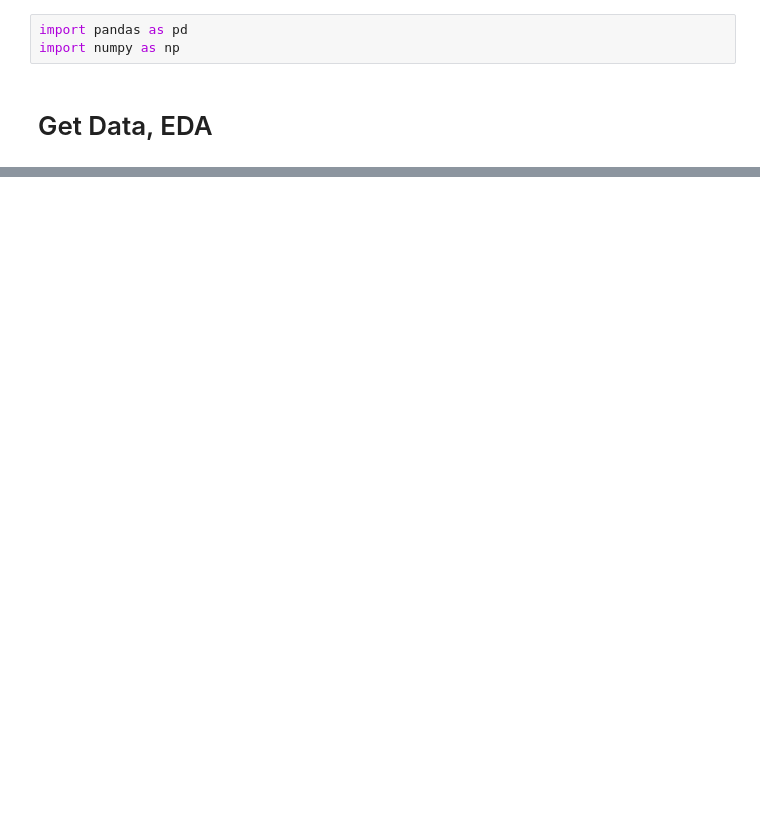
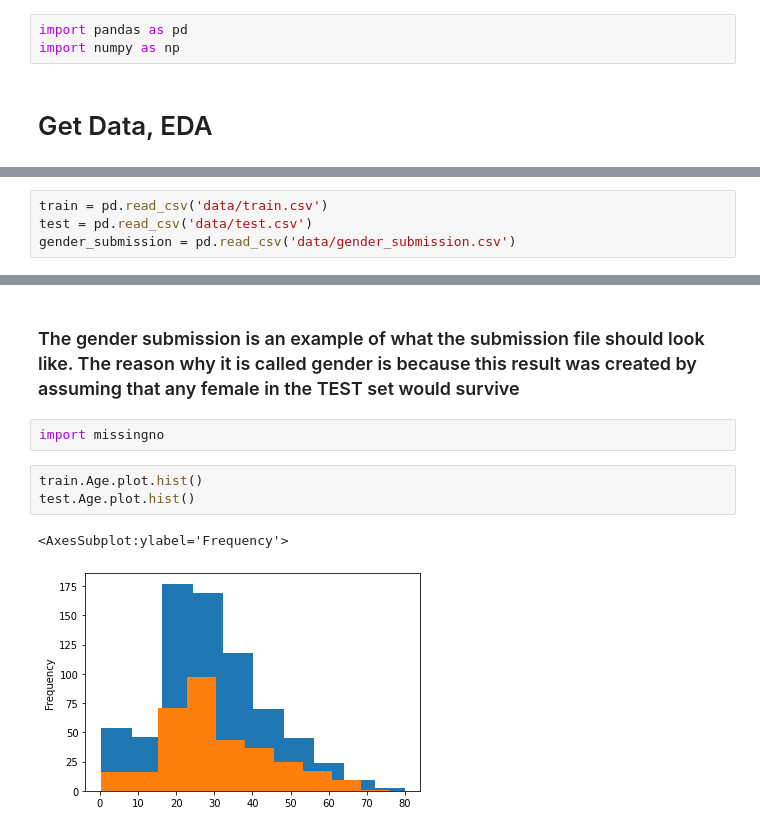
Before and after one commit to Raihan9797/kaggle-titanic, a Jupyter notebook: titanic.ipynb, the cells around one changed output, grey strips where cells are left out. Saved outputs shown, nothing was run; the diff lists cells and outputs as text; blank space fills up the shorter version.

```diff
--- a/titanic.ipynb
+++ b/titanic.ipynb
@@ -9,0 +6,4 @@ FileNotFoundError: [Errno 2] No such file or directory: 'data/training.csv'
+# %%
+train = pd.read_csv('data/train.csv')
+test = pd.read_csv('data/test.csv')
+gender_submission = pd.read_csv('data/gender_submission.csv')
@@ -9,0 +83,10 @@ FileNotFoundError: [Errno 2] No such file or directory: 'data/training.csv'
+# %% [markdown]
+### The gender submission is an example of what the submission file should look like. The reason why it is called gender is because this result was created by assuming that any female in the TEST set would survive
+# %%
+import missingno
+# %%
+train.Age.plot.hist()
+test.Age.plot.hist()
+# %% [output]
+<AxesSubplot:ylabel='Frequency'>
+[figure, added]
```
Also changed, not shown: parts of 12 cells of this notebook, 1 other file.
